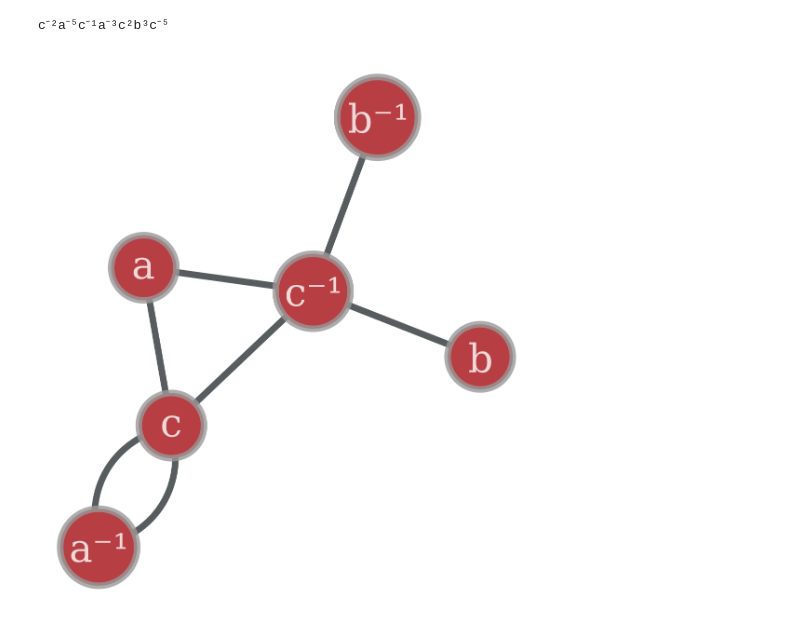
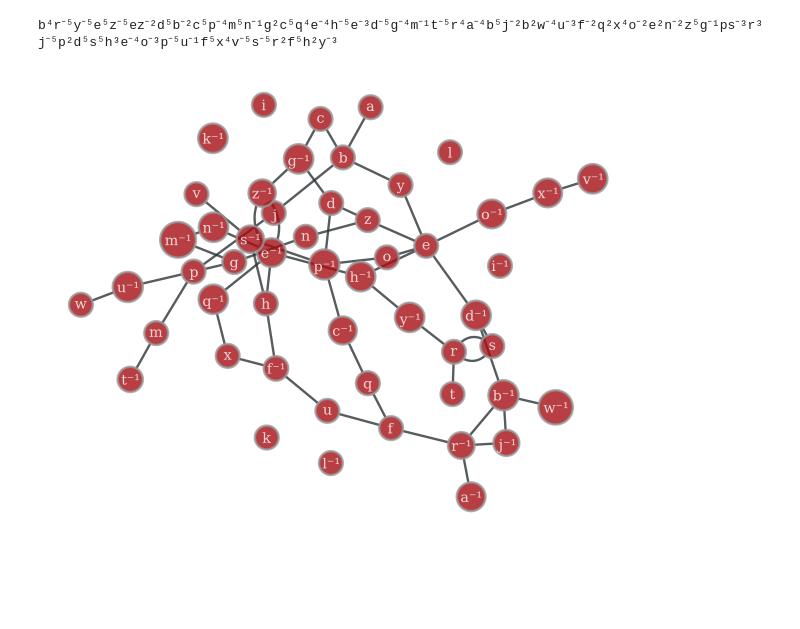
Before and after one commit to Sudhboi/Free-Groups-Research-Summer-2026, a Jupyter notebook: test_programs/python/graphs/test2.ipynb, the cells around one changed output. Drawn from its saved outputs; the diff is of its cells as text; code cells hidden in the pictures; blank space fills up the shorter version.

```diff
--- a/test_programs/python/graphs/test2.ipynb
+++ b/test_programs/python/graphs/test2.ipynb
@@ -2,10 +2,10 @@
 from objects.GraphFunctions import *
 from objects.FreeGroup import *
 # %%
-fg = getFreeGroup(3)
-w, l = genRandWord(fg, 20, 5)
+fg = getFreeGroup(26)
+w, l = genRandWord(fg, 200, 5)
 print(w)
 draw_whitehead_graph(fg, w)
 # %% [output]
-c⁻²a⁻⁵c⁻¹a⁻³c²b³c⁻⁵
+b⁴r⁻⁵y⁻⁵e⁵z⁻⁵ez⁻²d⁵b⁻²c⁵p⁻⁴m⁵n⁻¹g²c⁵q⁴e⁻⁴h⁻⁵e⁻³d⁻⁵g⁻⁴m⁻¹t⁻⁵r⁴a⁻⁴b⁵j⁻²b²w⁻⁴u⁻³f⁻²q²x⁴o⁻²e²n⁻²z⁵g⁻¹ps⁻³r³j⁻⁵p²d⁵s⁵h³e⁻⁴o⁻³p⁻⁵u⁻¹f⁵x⁴v⁻⁵s⁻⁵r²f⁵h²y⁻³
-[figure, old version]
+[figure, new version]
```
Also changed, not shown: 15 other files.
